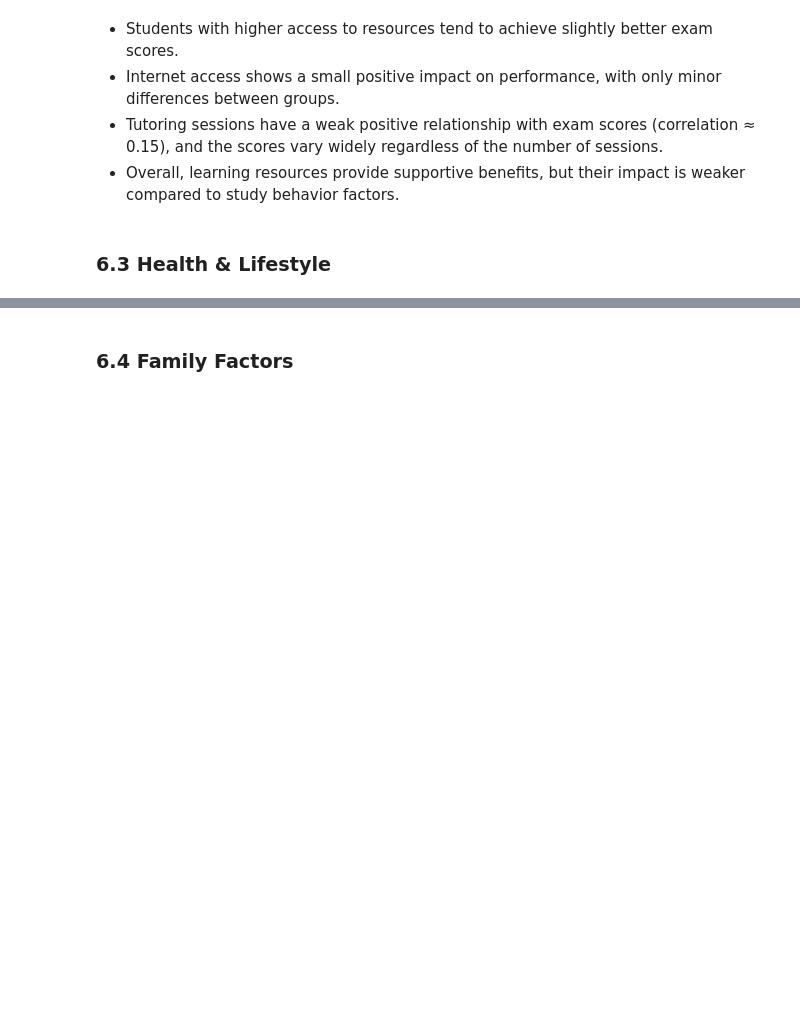
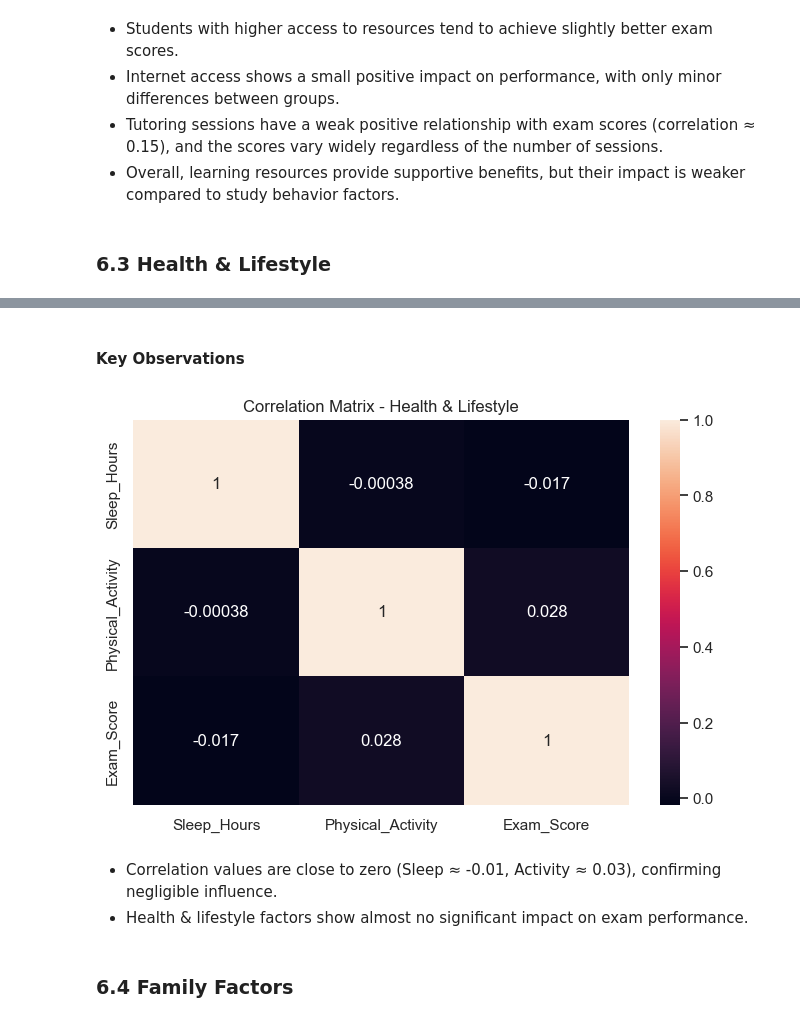
Before and after one commit to Nujud123/A-AI-Bootcamp, a Jupyter notebook: student/course2/p2_student_exam.ipynb, the cells around one changed output, grey strips where cells are left out. Cells and saved outputs as stored; diff of their text form; code cells hidden in the pictures; blank space fills up the shorter version.

```diff
--- a/student/course2/p2_student_exam.ipynb
+++ b/student/course2/p2_student_exam.ipynb
@@ -315,3 +335,18 @@ student[['Tutoring_Sessions', 'Exam_Score']].corr()
+# %% [markdown]
+#### Key Observations
+# %%
+sns.heatmap(
+    student[['Sleep_Hours', 'Physical_Activity', 'Exam_Score']].corr(),
+    annot=True
+)
+
+plt.title('Correlation Matrix - Health & Lifestyle')
+plt.show()
+# %% [output]
+[figure, added]
+# %% [markdown]
+- Correlation values are close to zero (Sleep ≈ -0.01, Activity ≈ 0.03), confirming negligible influence.
+- Health & lifestyle factors show almost no significant impact on exam performance.
 # %% [markdown]
 ### 6.4 Family Factors
 # %% [markdown]
```
Also changed, not shown: parts of 4 cells of this notebook.
